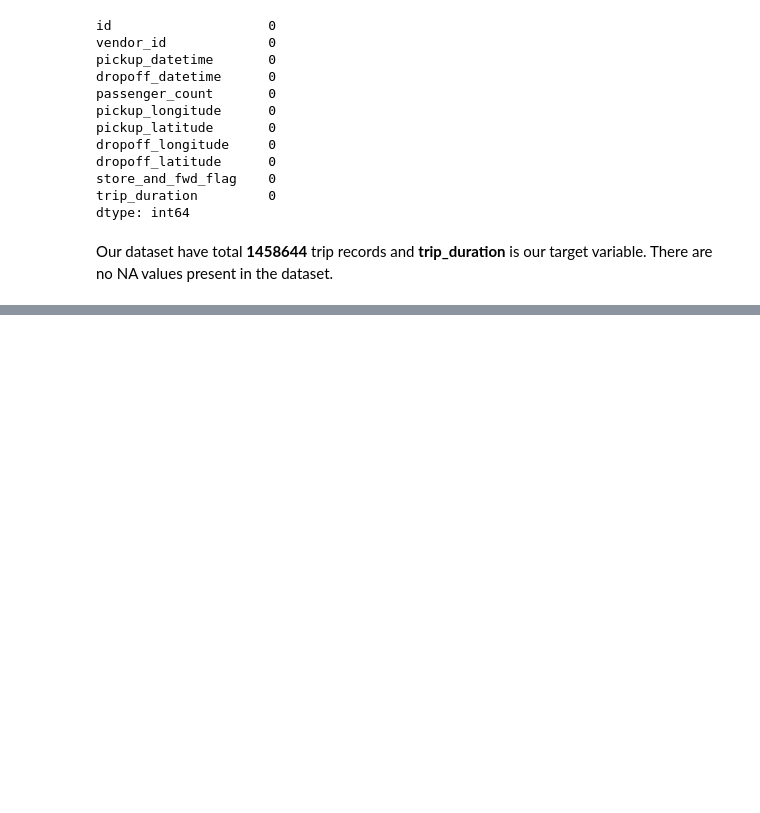
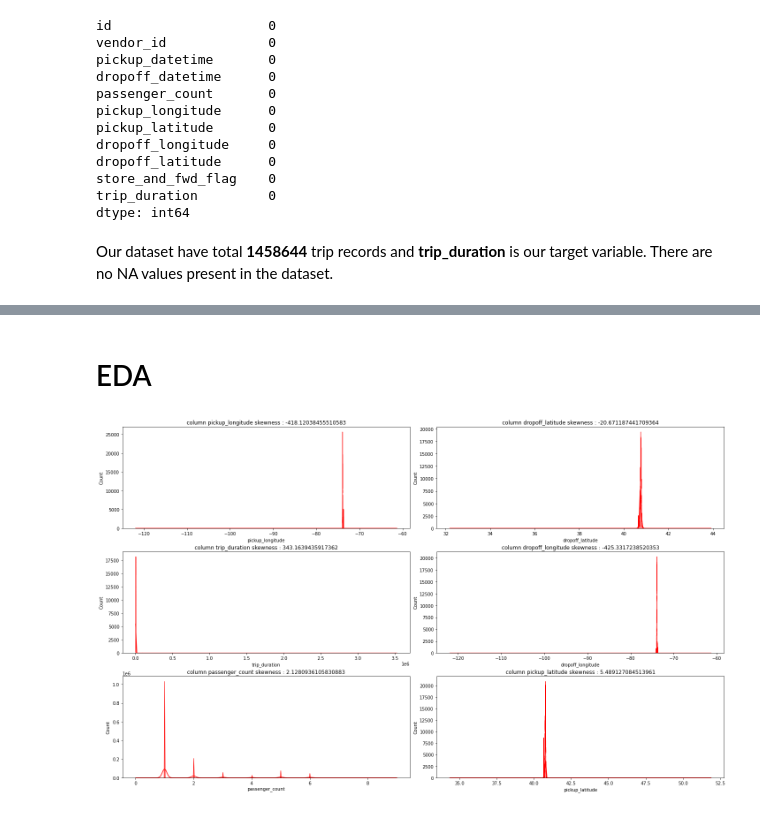
Before and after one commit to vaidande/NYC-Taxi-Trip-Time-Prediction, a Jupyter notebook: NYC_Taxi_Trip_Time_Prediction_Capstone_Project_By_Ritik_Vaidande.ipynb, the cells around one changed output, grey strips where cells are left out. Drawn from its saved outputs; the diff is of its cells as text; code cells hidden in the pictures; blank space fills up the shorter version.

```diff
--- a/NYC_Taxi_Trip_Time_Prediction_Capstone_Project_By_Ritik_Vaidande.ipynb
+++ b/NYC_Taxi_Trip_Time_Prediction_Capstone_Project_By_Ritik_Vaidande.ipynb
@@ -122,3 +122,19 @@ df.describe().apply(lambda x: x.apply('{0:.5f}'.format))
 | 50% | 2.00000 | 1.00000 | -73.98174 | 40.75410 | -73.97975 | 40.75452 | ... |
 | 75% | 2.00000 | 2.00000 | -73.96733 | 40.76836 | -73.96301 | 40.76981 | ... |
 | max | 2.00000 | 9.00000 | -61.33553 | 51.88108 | -61.33553 | 43.92103 | ... |
+# %% [markdown]
+# EDA
+# %%
+#feature distribution
+column_after_excluding = set(df.columns) - {'vendor_id'}
+dist_column_list = df[column_after_excluding].describe().columns.tolist()
+
+fig, axes = plt.subplots(nrows=3, ncols=2, figsize=(20,12))
+axes = axes.flatten()
+for col, ax in zip(dist_column_list, axes):
+  sns.histplot(x=col, data=df, color='red', ax=ax, kde=True, element='poly')
+  ax.set_title(f'column {col} skewness : {df[col].skew()}')
+
+plt.tight_layout(h_pad=0.5, w_pad=0.8)
+# %% [output]
+[figure, added]
```
Also changed, not shown: parts of 29 cells of this notebook.
